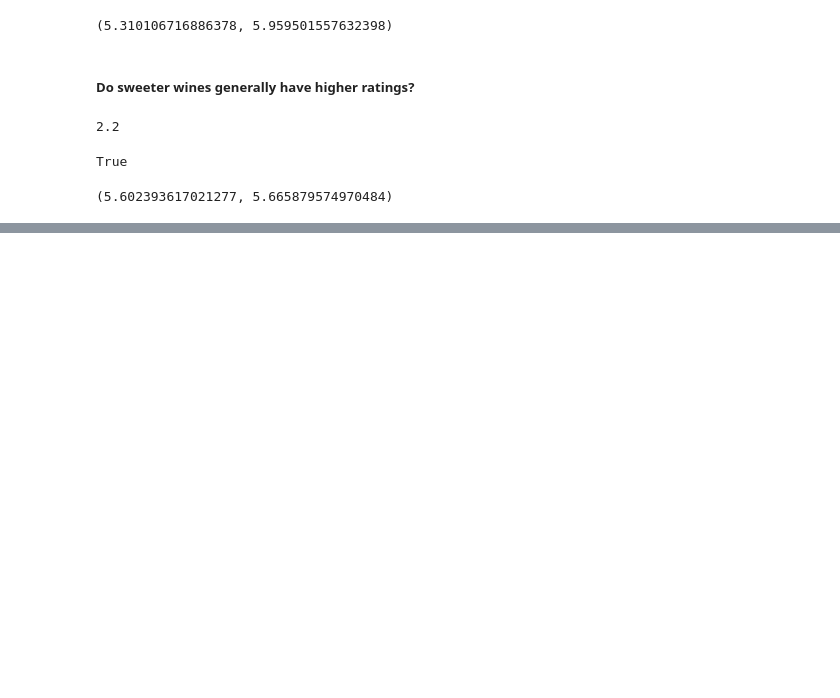
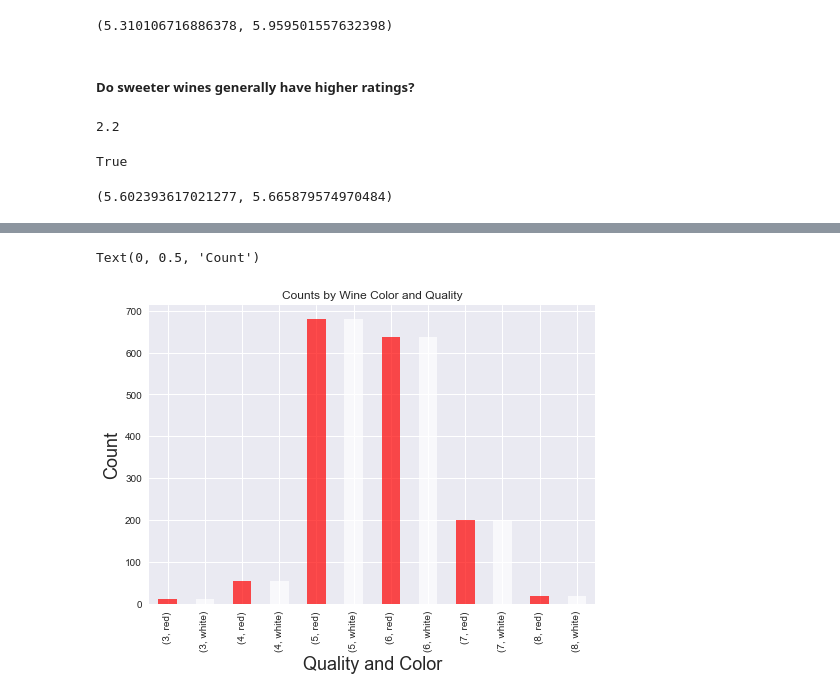
Before and after one commit to jumbamark/data_analysis, a Jupyter notebook: case_studies/first/wine_chemical_properties.ipynb, the cells around one changed output, grey strips where cells are left out. Cells and saved outputs as stored; diff of their text form; code cells hidden in the pictures; blank space fills up the shorter version.

```diff
--- a/case_studies/first/wine_chemical_properties.ipynb
+++ b/case_studies/first/wine_chemical_properties.ipynb
@@ -572,0 +645,11 @@ low_sugar.quality.mean(), high_sugar.quality.mean()
+# %%
+#  Because this are counts the values for all the columns will be the same, so we'll just pick an arbitrary one
+counts = wine_df.groupby(['quality', 'color']).count()['pH']
+colors = ['red', 'white']
+counts.plot(kind='bar', title='Counts by Wine Color and Quality',
+            color=colors, alpha=.7)
+plt.xlabel('Quality and Color', fontsize=18)
+plt.ylabel('Count', fontsize=18)
+# %% [output]
+Text(0, 0.5, 'Count')
+[figure, added]
```
Also changed, not shown: parts of 5 cells of this notebook.
